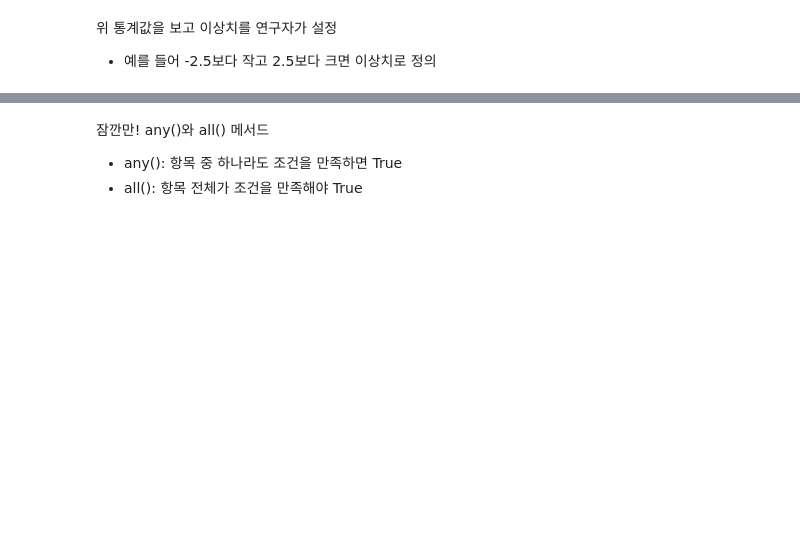
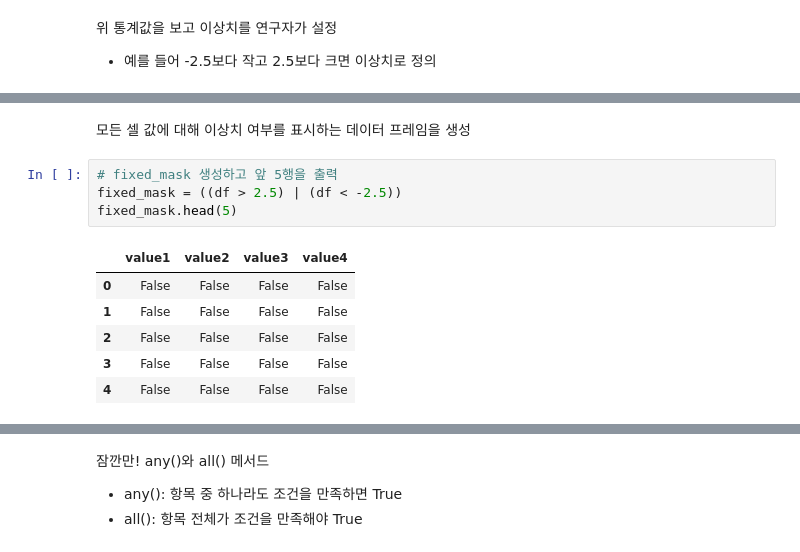
Before and after one commit to IntelligentAgentLab/Lectures, a Jupyter notebook: DataAnalysis/06_DataPreparation.ipynb, the cells around one changed output, grey strips where cells are left out. Saved outputs shown, nothing was run; the diff lists cells and outputs as text; blank space fills up the shorter version.

```diff
--- a/DataAnalysis/06_DataPreparation.ipynb
+++ b/DataAnalysis/06_DataPreparation.ipynb
@@ -451,2 +451,15 @@ df[(df[0] > 2.5) | (df[0] < -2.5)]
 | 79 | 2.861067 | -0.61009 | -0.762025 | 0.304307 |
 | 96 | -3.082505 | -1.51800 | -0.069594 | -0.175262 |
+# %% [markdown]
+모든 셀 값에 대해 이상치 여부를 표시하는 데이터 프레임을 생성
+# %%
+# fixed_mask 생성하고 앞 5행을 출력
+fixed_mask = ((df > 2.5) | (df < -2.5))
+fixed_mask.head(5)
+# %% [output]
+|  | value1 | value2 | value3 | value4 |
+| 0 | False | False | False | False |
+| 1 | False | False | False | False |
+| 2 | False | False | False | False |
+| 3 | False | False | False | False |
+| 4 | False | False | False | False |
```
Also changed, not shown: parts of 30 cells of this notebook.
